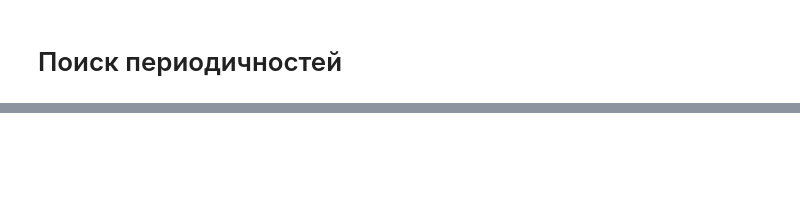
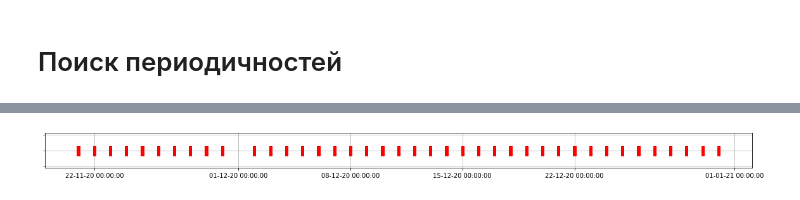
Before and after one commit to maksatsat/xraybursters, a Jupyter notebook: events.ipynb, the cells around one changed output, grey strips where cells are left out. Saved outputs shown, nothing was run; the diff lists cells and outputs as text; code cells hidden in the pictures; blank space fills up the shorter version.

```diff
--- a/events.ipynb
+++ b/events.ipynb
@@ -228,0 +229,47 @@ plt.show()
+# %%
+time_intervals = [['2020-11-20 22:00:00.000000','2020-11-21 02:00:00.000000'],
+['2020-11-21 22:00:00.000000','2020-11-22 02:00:00.000000'],
+['2020-11-22 22:00:00.000000','2020-11-23 02:00:00.000000'],
+['2020-11-23 22:00:00.000000','2020-11-24 02:00:00.000000'],
+['2020-11-24 22:00:00.000000','2020-11-25 02:00:00.000000'],
+['2020-11-25 22:00:00.000000','2020-11-26 02:00:00.000000'],
+['2020-11-26 22:00:00.000000','2020-11-27 02:00:00.000000'],
+['2020-11-27 22:00:00.000000','2020-11-28 02:00:00.000000'],
+['2020-11-28 22:00:00.000000','2020-11-29 02:00:00.000000'],
+['2020-11-29 22:00:00.000000','2020-11-30 02:00:00.000000'],
+['2020-12-01 22:00:00.000000','2020-12-02 02:00:00.000000'],
+['2020-12-02 22:00:00.000000','2020-12-03 02:00:00.000000'],
+['2020-12-03 22:00:00.000000','2020-12-04 02:00:00.000000'],
+['2020-12-04 22:00:00.000000','2020-12-05 02:00:00.000000'],
+['2020-12-05 22:00:00.000000','2020-12-06 02:00:00.000000'],
+['2020-12-06 22:00:00.000000','2020-12-07 02:00:00.000000'],
+['2020-12-07 22:00:00.000000','2020-12-08 02:00:00.000000'],
+['2020-12-08 22:00:00.000000','2020-12-09 02:00:00.000000'],
+['2020-12-09 22:00:00.000000','2020-12-10 02:00:00.000000'],
+['2020-12-10 22:00:00.000000','2020-12-11 02:00:00.000000'],
+['2020-12-11 22:00:00.000000','2020-12-12 02:00:00.000000'],
+['2020-12-12 22:00:00.000000','2020-12-13 02:00:00.000000'],
+['2020-12-13 22:00:00.000000','2020-12-14 02:00:00.000000'],
+['2020-12-14 22:00:00.000000','2020-12-15 02:00:00.000000'],
+['2020-12-15 22:00:00.000000','2020-12-16 02:00:00.000000'],
+['2020-12-16 22:00:00.000000','2020-12-17 02:00:00.000000'],
+['2020-12-17 22:00:00.000000','2020-12-18 02:00:00.000000'],
+['2020-12-18 22:00:00.000000','2020-12-19 02:00:00.000000'],
+['2020-12-19 22:00:00.000000','2020-12-20 02:00:00.000000'],
+['2020-12-20 22:00:00.000000','2020-12-21 02:00:00.000000'],
+['2020-12-21 22:00:00.000000','2020-12-22 02:00:00.000000'],
+['2020-12-22 22:00:00.000000','2020-12-23 02:00:00.000000'],
+['2020-12-23 22:00:00.000000','2020-12-24 02:00:00.000000'],
+['2020-12-24 22:00:00.000000','2020-12-25 02:00:00.000000'],
+['2020-12-25 22:00:00.000000','2020-12-26 02:00:00.000000'],
+['2020-12-26 22:00:00.000000','2020-12-27 02:00:00.000000'],
+['2020-12-27 22:00:00.000000','2020-12-28 02:00:00.000000'],
+['2020-12-28 22:00:00.000000','2020-12-29 02:00:00.000000'],
+['2020-12-29 22:00:00.000000','2020-12-30 02:00:00.000000'],
+['2020-12-30 22:00:00.000000','2020-12-31 02:00:00.000000']]
+# %%
+a = Events(1, time_intervals, sin_signal, 0, 10*24*3600)
+plot(a.events)
+evnts = np.array(a.events_in_seconds)
+# %% [output]
+[figure, added]
```
Also changed, not shown: parts of 28 cells of this notebook.
